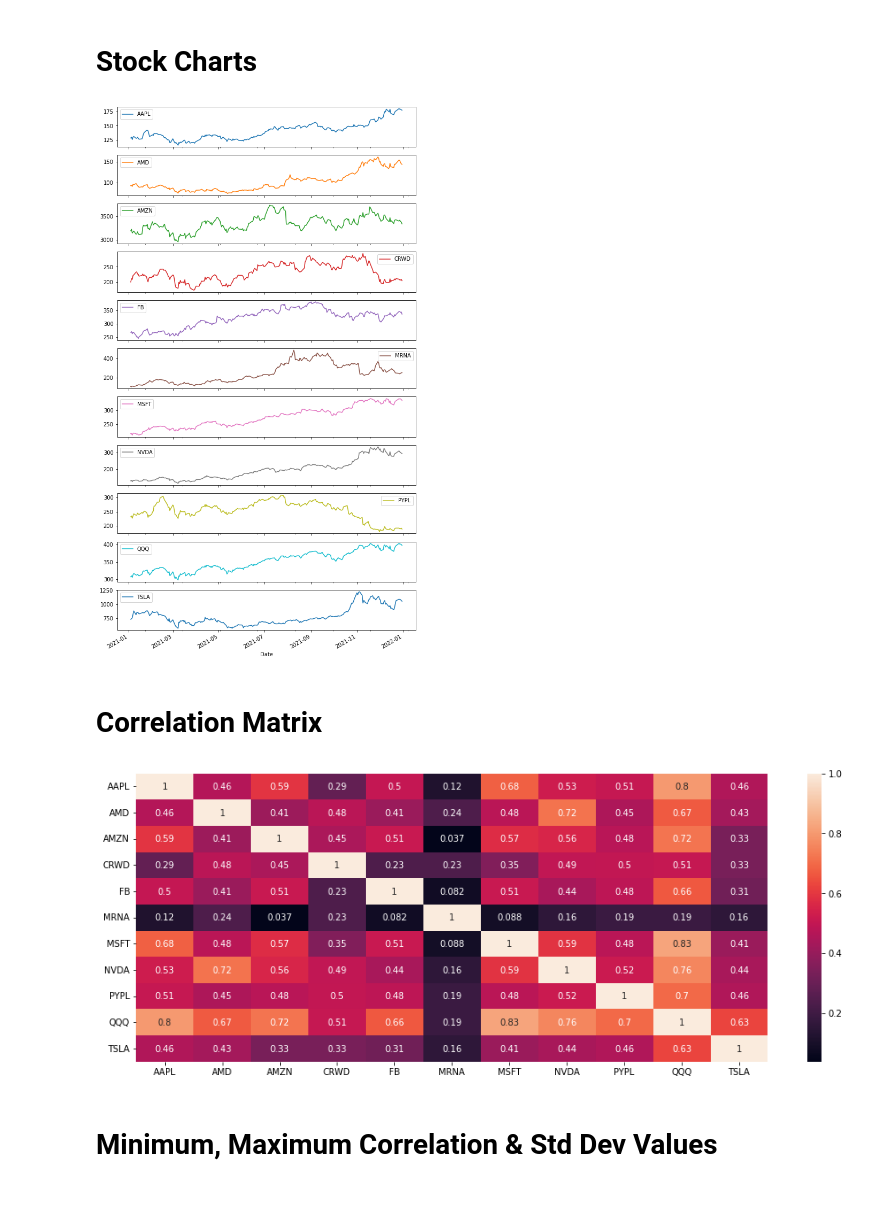
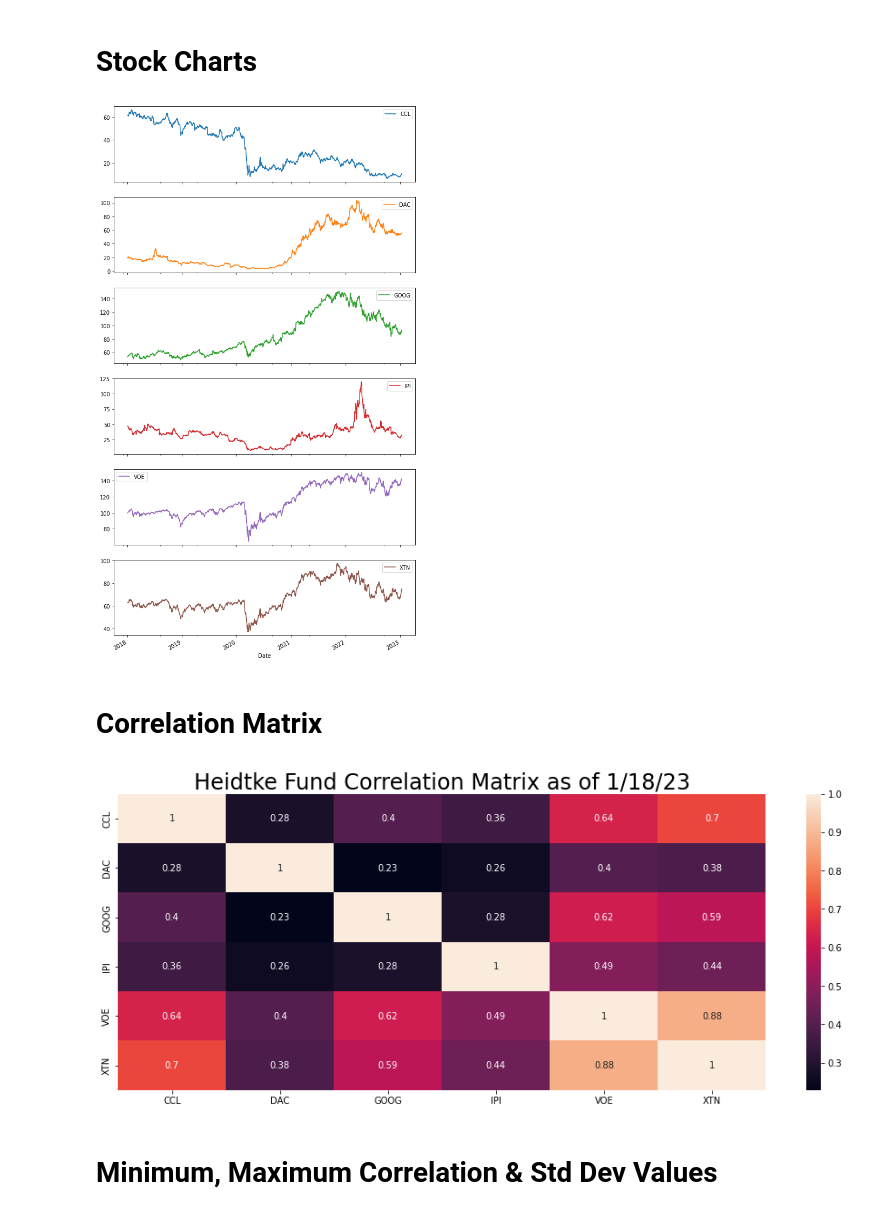
Before and after one commit to Gucci-Slides/correlation-matrix, a Jupyter notebook: Correlation Matrix.ipynb, the cells around one changed output. Cells and saved outputs as stored; diff of their text form; code cells hidden in the pictures.

```diff
--- a/Correlation Matrix.ipynb
+++ b/Correlation Matrix.ipynb
@@ -11,6 +11,6 @@ import numpy as np
 # %%
 # ticker list and create dataframe for 1yr performance of stock data
 
-tickers = ['QQQ', 'TSLA', 'AAPL', 'MSFT', 'AMD', 'PYPL', 'NVDA', 'FB', 'CRWD', 'MRNA', 'AMZN'] #ticker list
+tickers = ['XTN','VOE','GOOG','CCL','DAC','IPI'] #ticker list
 
-df = yf.download(tickers, period="1d", start="2021-01-01", end="2022-01-01") # yahoo finance
+df = yf.download(tickers, period="1d", start="2018-01-01", end="2023-01-17") # yahoo finance
@@ -26,17 +31,18 @@ returns = adj_close.pct_change() #daily change in price
 adj_close.plot(figsize=(10,20), subplots=True)
 plt.show()
 # %% [output]
-[figure, old version]
+[figure, new version]
 # %% [markdown]
  # Correlation Matrix
 # %%
 correlation_matrix = returns.corr()
 
 plt.figure(figsize = (16, 6))
 sns.heatmap(correlation_matrix, annot=True)
+plt.title("Heidtke Fund Correlation Matrix as of 1/18/23", fontsize=24)
 plt.show()
 # %% [output]
-[figure, old version]
+[figure, new version]
 # %% [markdown]
 # Minimum, Maximum Correlation & Std Dev Values
 # %%
```
Also changed, not shown: parts of 3 cells of this notebook.
